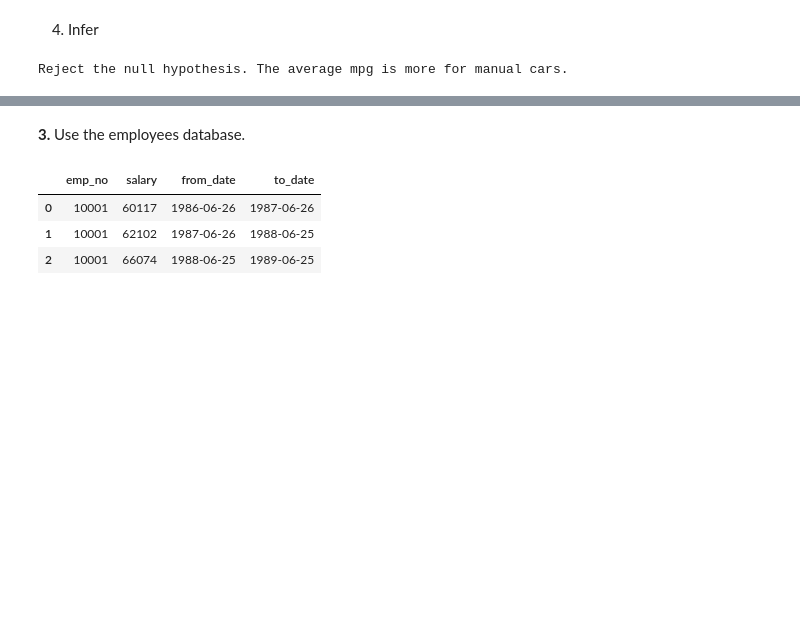
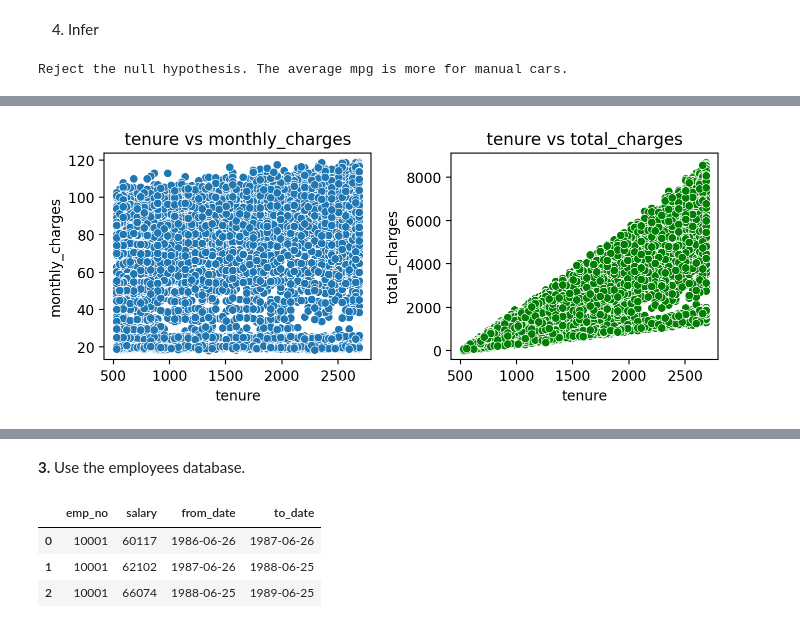
Before and after one commit to martin-reyes/4_statistics-exercises, a Jupyter notebook: 3_hypothesis_testing.ipynb, the cells around one changed output, grey strips where cells are left out. Saved outputs shown, nothing was run; the diff lists cells and outputs as text; code cells hidden in the pictures; blank space fills up the shorter version.

```diff
--- a/3_hypothesis_testing.ipynb
+++ b/3_hypothesis_testing.ipynb
@@ -399,0 +444,8 @@ Reject the null hypothesis. The average mpg is more for manual cars.
+# %%
+# drop blank total_charges
+telco_churn = telco_churn[~telco_churn['total_charges'].str.isspace()]
+# %%
+# convert data types
+telco_churn['signup_date'] = pd.to_datetime(telco_churn['signup_date'])
+telco_churn['total_charges'] = telco_churn['total_charges'].astype(float)
+display(telco_churn[['signup_date','total_charges']].dtypes)
@@ -399,0 +456,7 @@ Reject the null hypothesis. The average mpg is more for manual cars.
+# %%
+# Calculate tenure as the difference between current day and signup date
+current_day = datetime.datetime.now().date()
+telco_churn['tenure'] = (current_day - telco_churn['signup_date'].dt.date).dt.days
+# %%
+df = telco_churn[['tenure','monthly_charges','total_charges']]
+df.head()
@@ -399,0 +470,16 @@ Reject the null hypothesis. The average mpg is more for manual cars.
+# %%
+# Create subplots
+fig, axes = plt.subplots(1, 2, figsize=(7, 3))
+
+# Plot the first scatter plot
+sns.scatterplot(data=df, x='tenure', y='monthly_charges', ax=axes[0])
+axes[0].set_title('tenure vs monthly_charges')
+
+# Plot the second scatter plot
+sns.scatterplot(data=df, x='tenure', y='total_charges', color='green', ax=axes[1])
+axes[1].set_title('tenure vs total_charges')
+
+# Adjust spacing between subplots
+plt.tight_layout()
+# %% [output]
+[figure, added]
```
Also changed, not shown: parts of 83 cells of this notebook.
